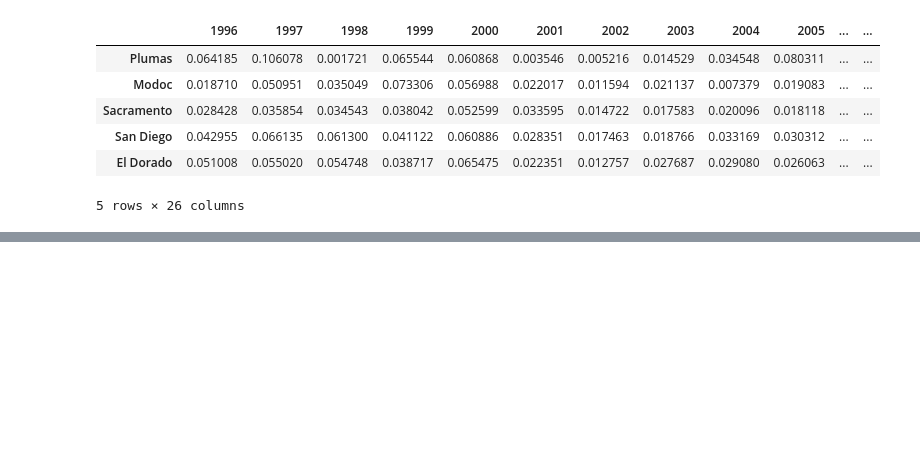
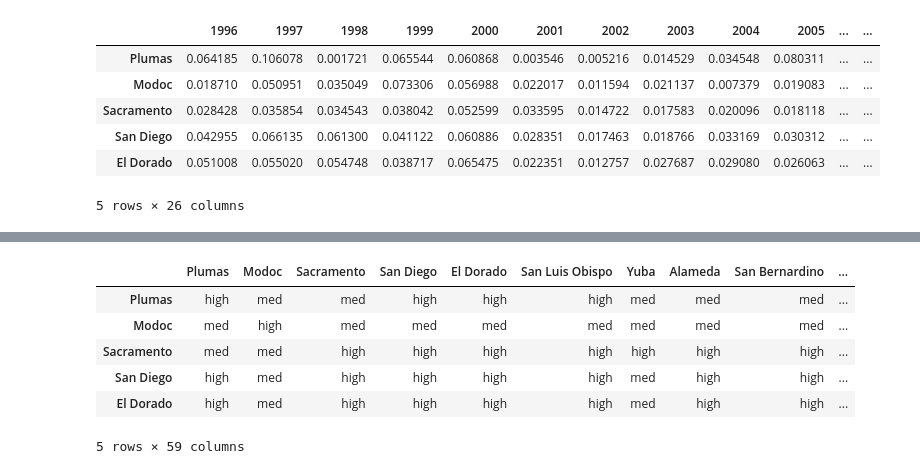
Before and after one commit to aindraga/Math189_FinalProject, a Jupyter notebook: final_project.ipynb, the cells around one changed output, grey strips where cells are left out. Saved outputs shown, nothing was run; the diff lists cells and outputs as text; code cells hidden in the pictures; blank space fills up the shorter version.

```diff
--- a/final_project.ipynb
+++ b/final_project.ipynb
@@ -66,0 +114,24 @@ pct_change_df.head()
+# %%
+def classify_corr(row: pd.Series):
+    classified_row = []
+    for corr_coef in row:
+        real_coef = np.abs(corr_coef)
+        if real_coef >= 0 and real_coef < 0.4:
+            classified_row.append("low")
+        elif real_coef >= 0.4 and real_coef < 0.7:
+            classified_row.append("med")
+        else:
+            classified_row.append("high")
+
+    return pd.Series(classified_row, index=row.index)
+# %%
+corr_df = corr_df.apply(lambda row: classify_corr(row), axis=1)
+corr_df.head()
+# %% [output]
+|  | Plumas | Modoc | Sacramento | San Diego | El Dorado | San Luis Obispo | Yuba | Alameda | San Bernardino | ... |
+| Plumas | high | med | med | high | high | high | med | med | med | ... |
+| Modoc | med | high | med | med | med | med | med | med | med | ... |
+| Sacramento | med | med | high | high | high | high | high | high | high | ... |
+| San Diego | high | med | high | high | high | high | med | high | high | ... |
+| El Dorado | high | med | high | high | high | high | med | high | high | ... |
+5 rows × 59 columns
```
Also changed, not shown: parts of 16 cells of this notebook.
